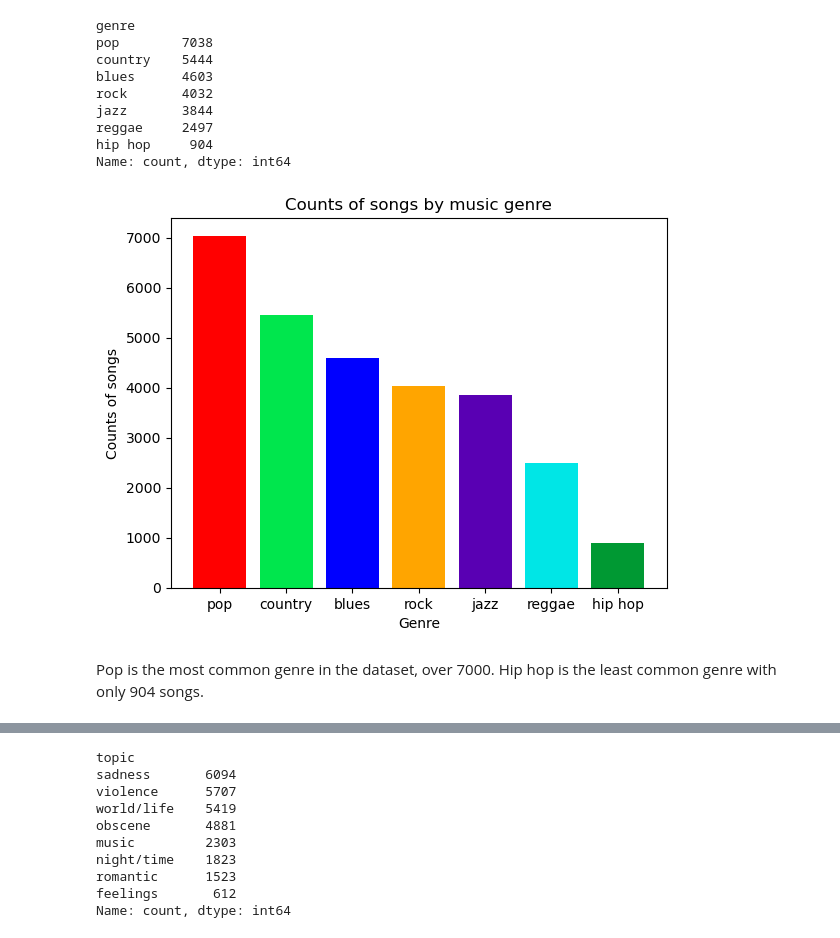
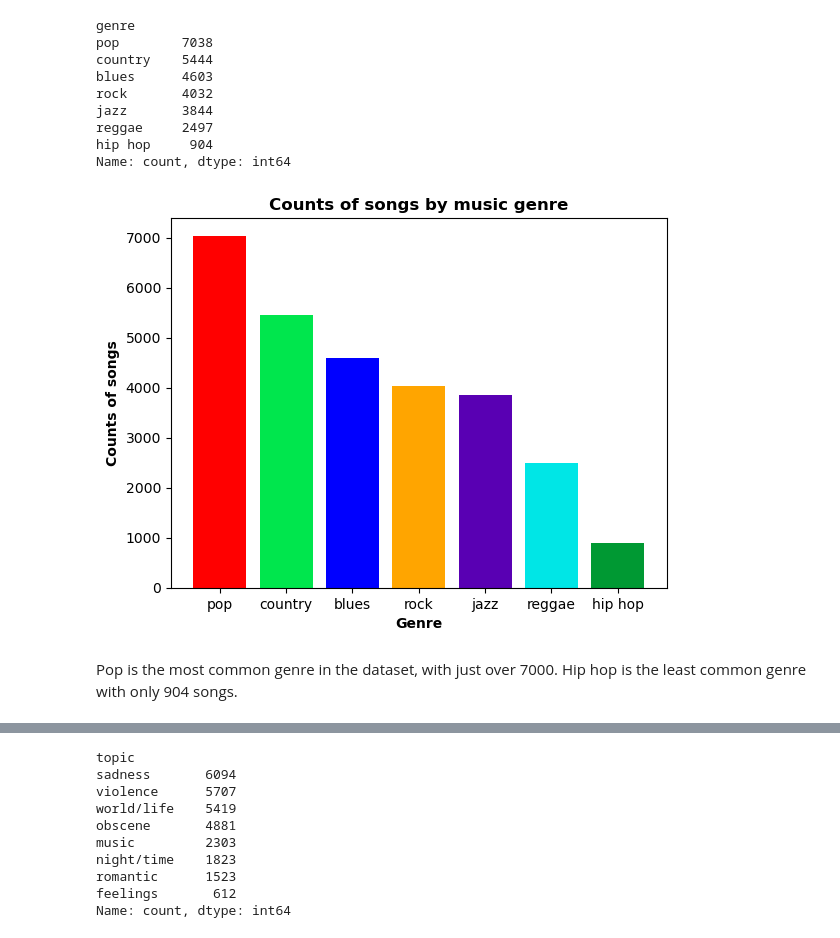
Before and after one commit to dq93/Playlist_Predictor, a Jupyter notebook: notebooks/EDA.ipynb, the cells around one changed output, grey strips where cells are left out. Saved outputs shown, nothing was run; the diff lists cells and outputs as text; code cells hidden in the pictures.

```diff
--- a/notebooks/EDA.ipynb
+++ b/notebooks/EDA.ipynb
@@ -92,6 +92,6 @@ dtype: int64
 # %%
-counts_per_type = df['genre'].value_counts()
-counts_per_type
+genre_counts = df['genre'].value_counts()
+genre_counts
 # %% [output]
 genre
 pop        7038
@@ -103,12 +103,12 @@ reggae     2497
 hip hop     904
 Name: count, dtype: int64
 # %%
-plt.bar(counts_per_type.index, counts_per_type.values, color=['red', '#00e64d', 'blue', 'orange', '#5900b3', '#00e6e6', '#009933'])
-plt.xlabel('Genre')
-plt.ylabel('Counts of songs')
-plt.title('Counts of songs by music genre')
+plt.bar(genre_counts.index, genre_counts.values, color=['red', '#00e64d', 'blue', 'orange', '#5900b3', '#00e6e6', '#009933'])
+plt.xlabel('Genre', weight='bold')
+plt.ylabel('Counts of songs', weight='bold')
+plt.title('Counts of songs by music genre', weight='bold')
 plt.show()
 # %% [output]
-[figure, old version]
+[figure, new version]
 # %% [markdown]
-Pop is the most common genre in the dataset, over 7000. Hip hop is the least common genre with only 904 songs.
+Pop is the most common genre in the dataset, with just over 7000. Hip hop is the least common genre with only 904 songs.
```
Also changed, not shown: parts of 36 cells of this notebook.
